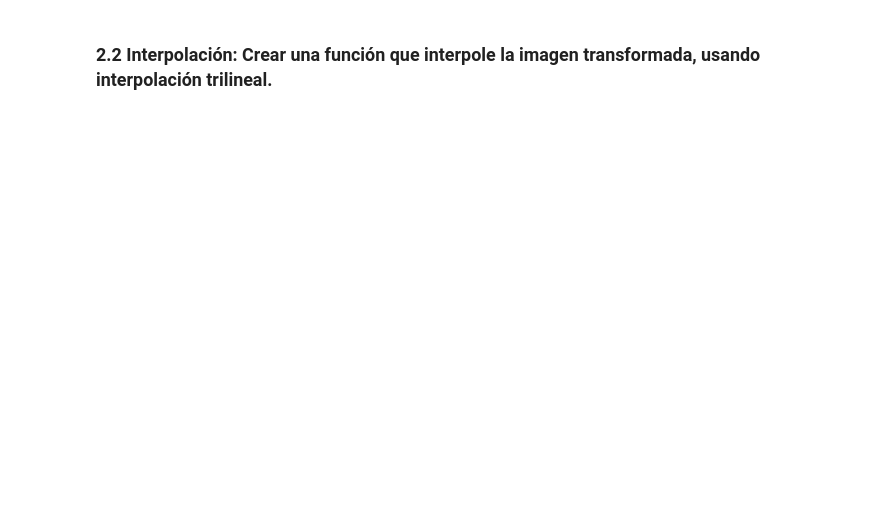
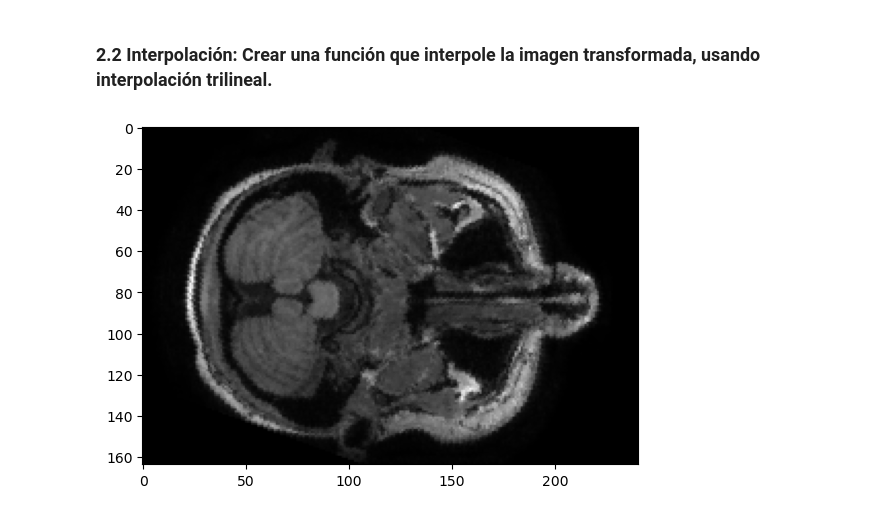
Before and after one commit to pabloriosn/MUVA_imagen_medica, a Jupyter notebook: practica2/p2_grupo4.ipynb, the cells around one changed output. Saved outputs shown, nothing was run; the diff lists cells and outputs as text; code cells hidden in the pictures; blank space fills up the shorter version.

```diff
--- a/practica2/p2_grupo4.ipynb
+++ b/practica2/p2_grupo4.ipynb
@@ -64,2 +80,30 @@ plt.imshow(rotated_img, cmap='gray')
 # %% [markdown]
 ### 2.2 Interpolación: Crear una función que interpole la imagen transformada, usando interpolación trilineal.
+# %%
+from scipy.interpolate import griddata
+
+def lineal_interpolation(image: np.ndarray) -> np.ndarray:
+
+    h, w = image.shape[:2]
+
+    # Creamos una matriz que representa las coordenadas de los píxeles
+    x, y = np.meshgrid(np.arange(w), np.arange(h))
+
+    # Convertimos las matrices x e y en vectores
+    x, y = x.flatten(),  y.flatten()
+
+    # Convertimos la matriz de imagen en un vector
+    z = image.flatten()
+
+    # Creamos una función de interpolación lineal a partir de la imagen
+    interpolation_function = griddata((x, y), z, (x, y), method='linear')
+
+    # Convertimos el resultado en una matriz
+    interpolated_image = interpolation_function.reshape((h, w))
+
+    return interpolated_image
+# %%
+inter_img = lineal_interpolation(correct_img)
+plt.imshow(inter_img, cmap='gray');
+# %% [output]
+[figure, added]
```
Also changed, not shown: parts of 17 cells of this notebook.
